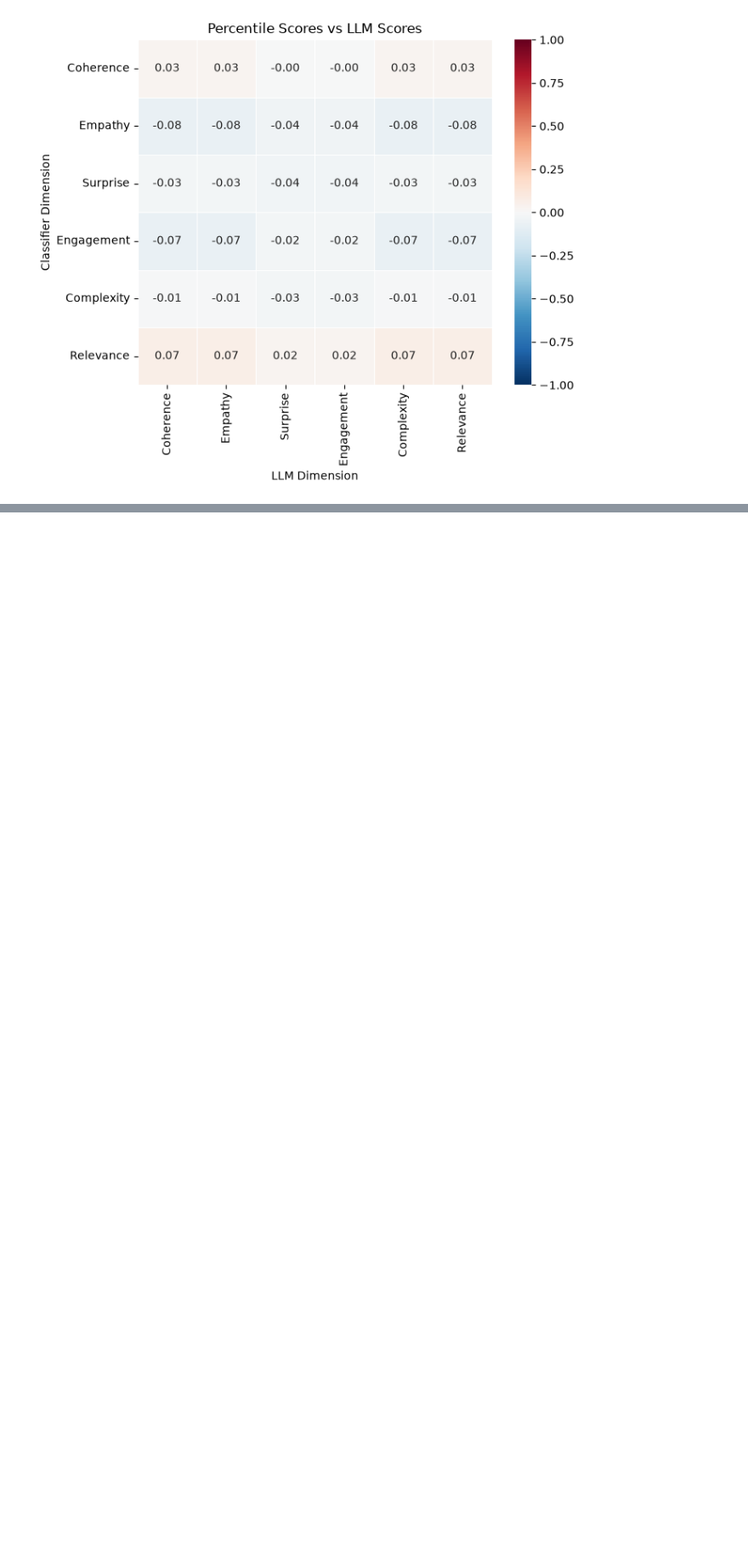
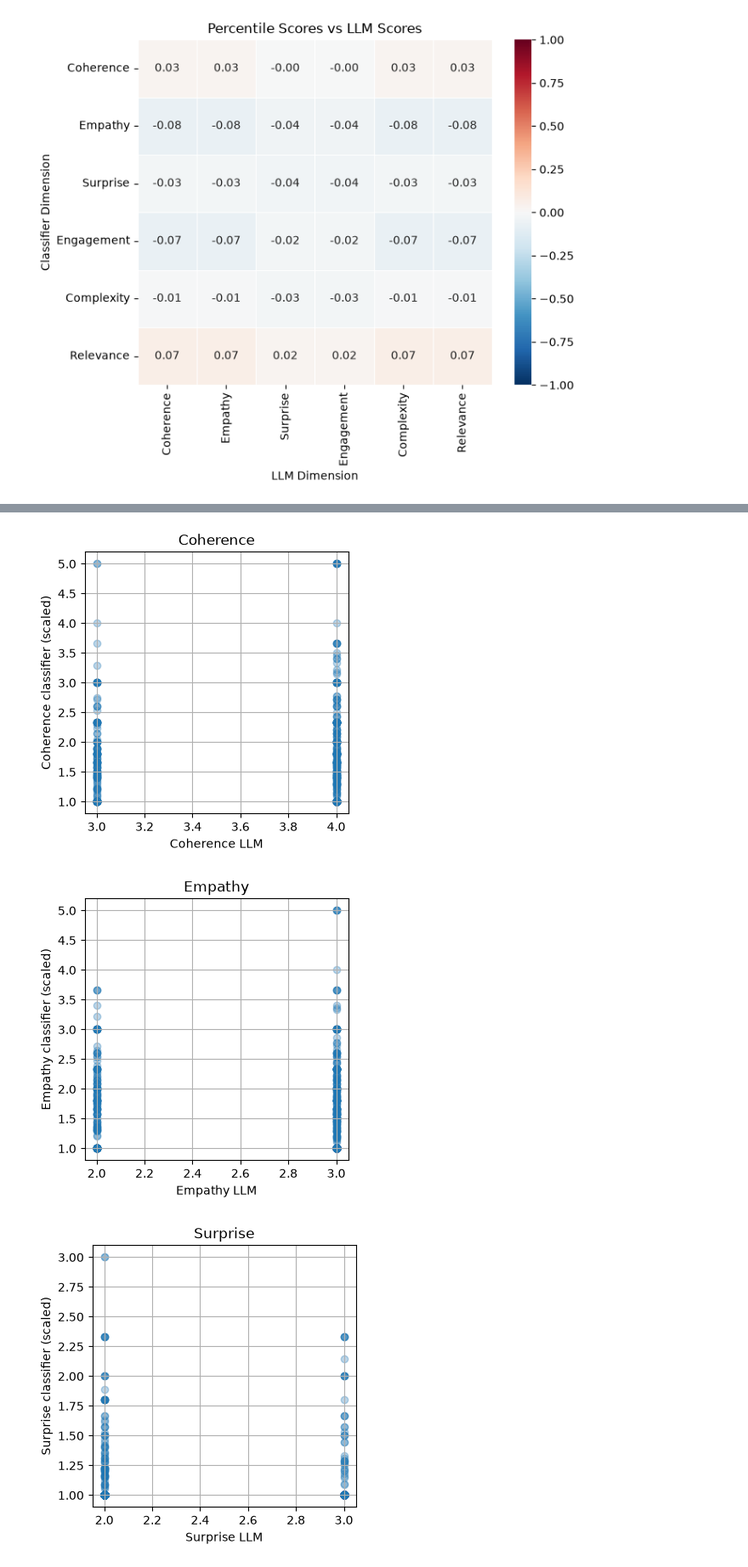
Before and after one commit to khwezikunene/story-evaluation-dissertation, a Jupyter notebook: notebooks/objective1/03_hanna_validate.ipynb, the cells around one changed output, grey strips where cells are left out. Shown at 85% size. Cells and saved outputs as stored; diff of their text form; code cells hidden in the pictures; blank space fills up the shorter version.

Commit message:
Changes to be committed: 	modified:   notebooks/objective1/03_hanna_validate.ipynb

```diff
--- a/notebooks/objective1/03_hanna_validate.ipynb
+++ b/notebooks/objective1/03_hanna_validate.ipynb
@@ -347,3 +352,8 @@ corr_percentile_matrix = plot_cross_dimension_heatmap(hanna_percentile,llm_hanna
 [figure]
 [figure]
 [figure]
+# %%
+merged = hanna_minmax.merge(llm_hanna_scores_df, on="review_id", suffixes=("_clf", "_llm"))
+print("LLM rows:", len(llm_hanna_scores_df))
+print("Merged rows:", len(merged))
+print("Missing IDs:", len(llm_hanna_scores_df) - len(merged))
@@ -349,0 +364,13 @@ corr_percentile_matrix = plot_cross_dimension_heatmap(hanna_percentile,llm_hanna
+# %%
+for dim in hanna_dims:
+    plt.figure(figsize=(4, 4))
+    plt.scatter(merged[f"{dim}_llm"], merged[f"{dim}_clf"], alpha=0.3)
+    plt.xlabel(f"{dim} LLM")
+    plt.ylabel(f"{dim} classifier (scaled)")
+    plt.title(dim)
+    plt.grid(True)
+    plt.show()
+# %% [output]
+[figure, added]
+[figure, added]
+[figure, added]
```
Also changed, not shown: parts of 4 cells of this notebook.
